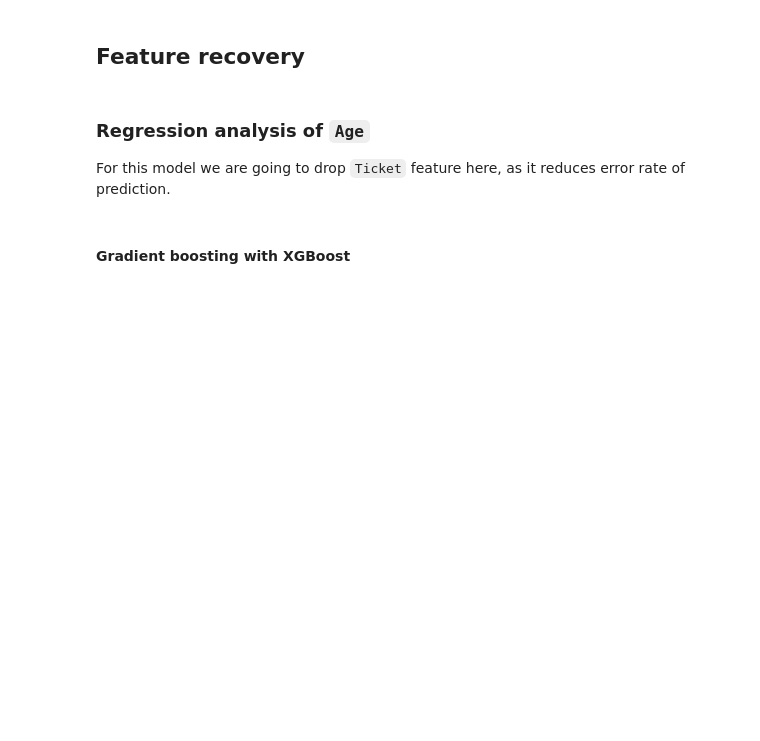
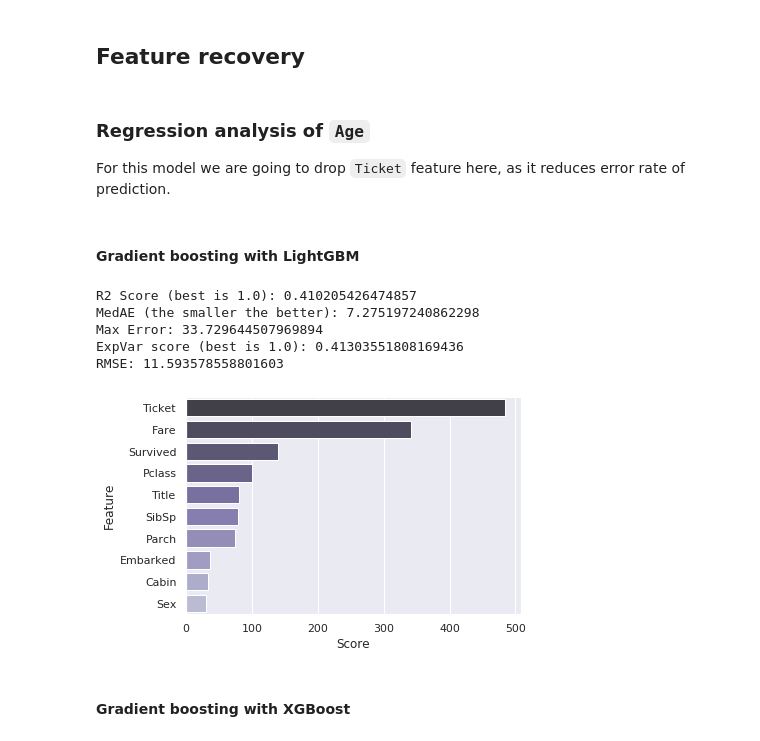
Before and after one commit to dmitry256/titanic-research, a Jupyter notebook: TitanicNotebook.ipynb, the cells around one changed output. Cells and saved outputs as stored; diff of their text form; code cells hidden in the pictures; blank space fills up the shorter version.

```diff
--- a/TitanicNotebook.ipynb
+++ b/TitanicNotebook.ipynb
@@ -176,6 +178,51 @@ X = td_with_age.drop(['Age'], axis=1)
 Y = td_with_age.Age
 
 X_train, X_test, y_train, y_test = train_test_split(X, Y, test_size=0.05, random_state=10)
+# %% [markdown]
+#### Gradient boosting with LightGBM
+# %%
+params = {
+    'boosting_type': 'gbdt',
+    'objective': 'regression',
+    'metric': {'l2', 'l1'},
+    'learning_rate': 0.05,
+    'feature_fraction': 0.8,
+    'bagging_fraction': 0.9,
+    'bagging_freq': 5,
+    'num_threads': threading.active_count(),
+}
+
+# create dataset for lightgbm
+lgb_train = lgb.Dataset(X_train, y_train)
+lgb_eval = lgb.Dataset(X_test, y_test, reference=lgb_train)
+
+modelLGB = lgb.train(params,
+                lgb_train,
+                num_boost_round=50,
+                valid_sets=lgb_eval,
+                early_stopping_rounds=10, verbose_eval=0)
+
+predictions = modelLGB.predict(X_test, num_iteration=modelLGB.best_iteration)
+
+print('R2 Score (best is 1.0): %s' % r2_score(y_test.to_numpy(), predictions))
+print('MedAE (the smaller the better): %s' % median_absolute_error(y_true=y_test.to_numpy(),y_pred=predictions))
+print('Max Error: %s' % max_error(y_true=y_test.to_numpy(),y_pred=predictions))
+print('ExpVar score (best is 1.0): %s' % explained_variance_score(y_true=y_test.to_numpy(),y_pred=predictions))
+print('RMSE:', mean_squared_error(y_test, predictions) ** 0.5)
+
+feature_importance = pd.DataFrame()
+feature_importance['Score'] = modelLGB.feature_importance()
+feature_importance['Feature'] = modelLGB.feature_name()
+feature_importance = feature_importance.sort_values(by='Score',ascending=False)
+
+ax = sns.barplot(x='Score',y='Feature',data=feature_importance, palette="Purples_d", orient='h')
+# %% [output]
+R2 Score (best is 1.0): 0.410205426474857
+MedAE (the smaller the better): 7.275197240862298
+Max Error: 33.729644507969894
+ExpVar score (best is 1.0): 0.41303551808169436
+RMSE: 11.593578558801603
+[figure, added]
 # %% [markdown]
 #### Gradient boosting with XGBoost
 # %%
```
Also changed, not shown: parts of 31 cells of this notebook, 14 other files.
